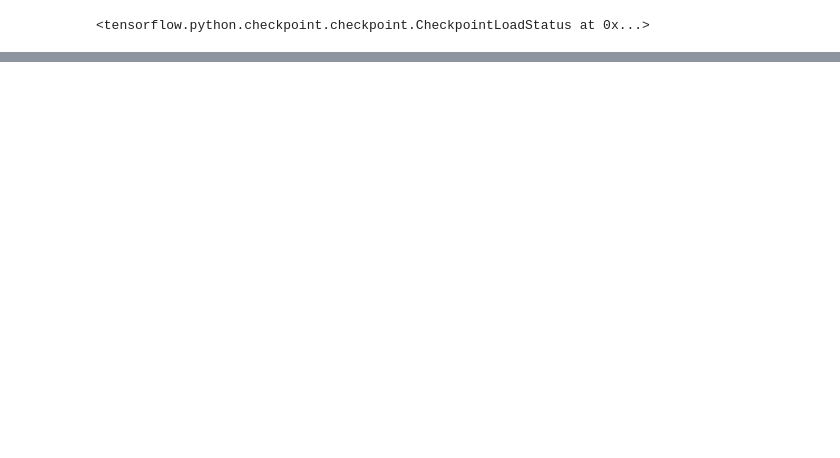
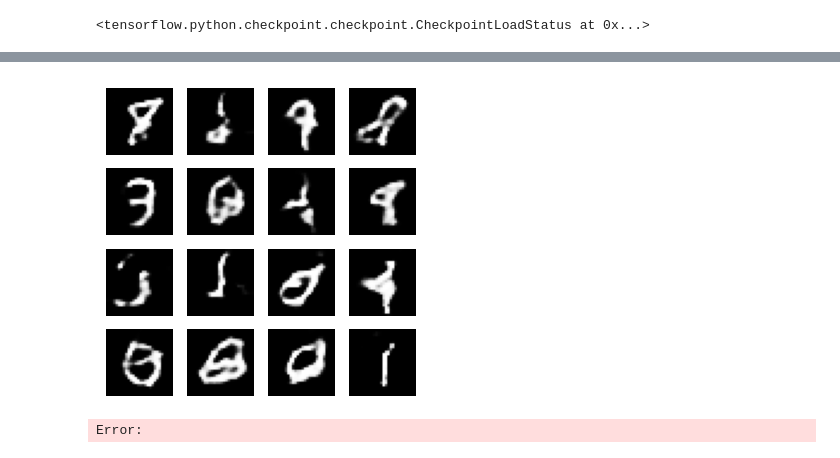
Before and after one commit to Suraj225-sys/Data-Augmentation-project, a Jupyter notebook: Models/imageAugment.ipynb, the cells around one changed output, grey strips where cells are left out. Drawn from its saved outputs; the diff is of its cells as text; code cells hidden in the pictures; blank space fills up the shorter version.

```diff
--- a/Models/imageAugment.ipynb
+++ b/Models/imageAugment.ipynb
@@ -323,0 +332,22 @@ ModuleNotFoundError: No module named 'tensorflow_docs'
+# %%
+num_examples_to_generate = 16
+noise_dim = 100
+
+# Generate random noise
+noise = tf.random.normal([num_examples_to_generate, noise_dim])
+
+# Generate fake images using the generator
+generated_images = generator(noise, training=False)
+
+# Plot the generated images
+fig = plt.figure(figsize=(4, 4))
+
+for i in range(generated_images.shape[0]):
+    plt.subplot(4, 4, i+1)
+    plt.imshow(generated_images[i, :, :, 0] * 127.5 + 127.5, cmap='gray')
+    plt.axis('off')
+
+plt.show()
+# %% [output]
+[figure, added]
+Error:
```
Also changed, not shown: parts of 7 cells of this notebook, 58 other files.
